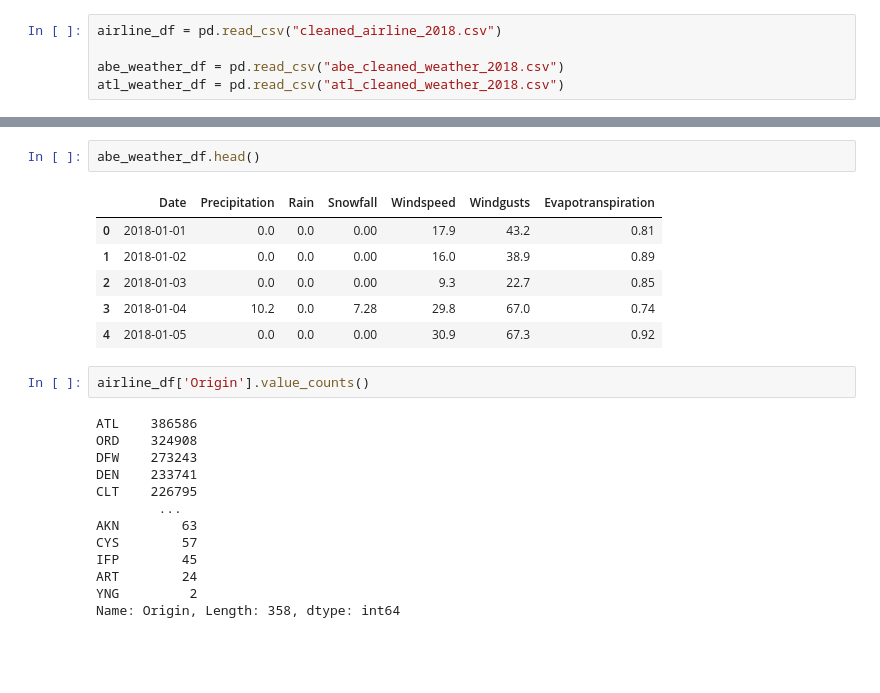
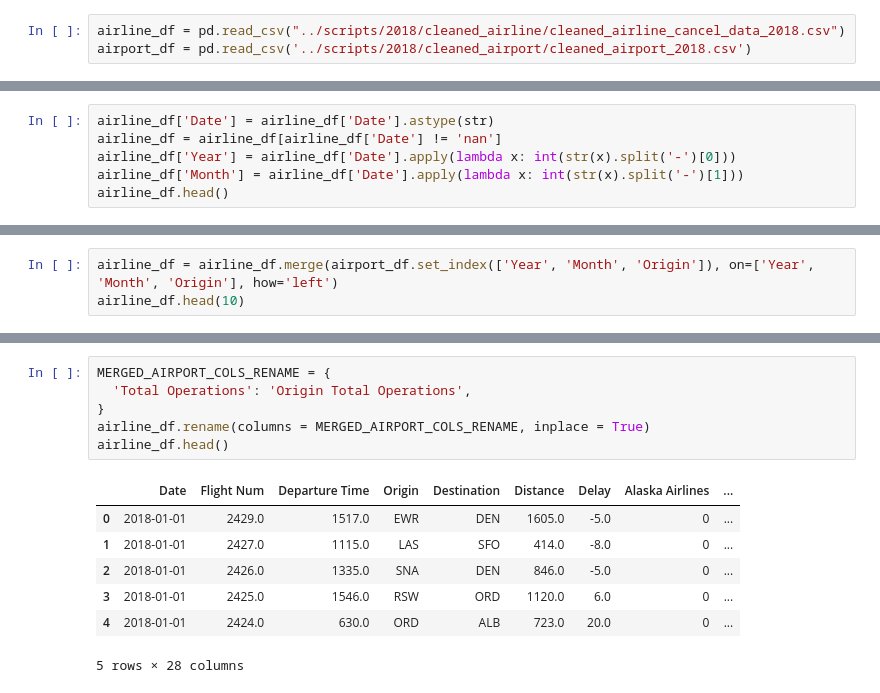
Before and after one commit to theianchia/predicting-flight-delays, a Jupyter notebook: eda/eda.ipynb, the cells around one changed output, grey strips where cells are left out. Cells and saved outputs as stored; diff of their text form; blank space fills up the shorter version.

```diff
--- a/eda/eda.ipynb
+++ b/eda/eda.ipynb
@@ -6,8 +12,6 @@ from sklearn.preprocessing import StandardScaler
 # %%
-airline_df = pd.read_csv("cleaned_airline_2018.csv")
-
-abe_weather_df = pd.read_csv("abe_cleaned_weather_2018.csv")
-atl_weather_df = pd.read_csv("atl_cleaned_weather_2018.csv")
+airline_df = pd.read_csv("../scripts/2018/cleaned_airline/cleaned_airline_cancel_data_2018.csv")
+airport_df = pd.read_csv('../scripts/2018/cleaned_airport/cleaned_airport_2018.csv')
 # %%
 airline_df.head()
 # %% [output]
@@ -20,0 +68,6 @@ airline_df.head()
+# %%
+airline_df['Date'] = airline_df['Date'].astype(str)
+airline_df = airline_df[airline_df['Date'] != 'nan']
+airline_df['Year'] = airline_df['Date'].apply(lambda x: int(str(x).split('-')[0]))
+airline_df['Month'] = airline_df['Date'].apply(lambda x: int(str(x).split('-')[1]))
+airline_df.head()
@@ -20,0 +82,3 @@ airline_df.head()
+# %%
+airline_df = airline_df.merge(airport_df.set_index(['Year', 'Month', 'Origin']), on=['Year', 'Month', 'Origin'], how='left')
+airline_df.head(10)
@@ -21,24 +98,14 @@ airline_df.head()
 # %%
-abe_weather_df.head()
+MERGED_AIRPORT_COLS_RENAME = {
+  'Total Operations': 'Origin Total Operations',
+}
+airline_df.rename(columns = MERGED_AIRPORT_COLS_RENAME, inplace = True)
+airline_df.head()
 # %% [output]
-|  | Date | Precipitation | Rain | Snowfall | Windspeed | Windgusts | Evapotranspiration |
-| 0 | 2018-01-01 | 0.0 | 0.0 | 0.00 | 17.9 | 43.2 | 0.81 |
-| 1 | 2018-01-02 | 0.0 | 0.0 | 0.00 | 16.0 | 38.9 | 0.89 |
-| 2 | 2018-01-03 | 0.0 | 0.0 | 0.00 | 9.3 | 22.7 | 0.85 |
-| 3 | 2018-01-04 | 10.2 | 0.0 | 7.28 | 29.8 | 67.0 | 0.74 |
-| 4 | 2018-01-05 | 0.0 | 0.0 | 0.00 | 30.9 | 67.3 | 0.92 |
+|  | Date | Flight Num | Departure Time | Origin | Destination | Distance | Delay | Alaska Airlines | ... |
+| 0 | 2018-01-01 | 2429.0 | 1517.0 | EWR | DEN | 1605.0 | -5.0 | 0 | ... |
+| 1 | 2018-01-01 | 2427.0 | 1115.0 | LAS | SFO | 414.0 | -8.0 | 0 | ... |
+| 2 | 2018-01-01 | 2426.0 | 1335.0 | SNA | DEN | 846.0 | -5.0 | 0 | ... |
+| 3 | 2018-01-01 | 2425.0 | 1546.0 | RSW | ORD | 1120.0 | 6.0 | 0 | ... |
+| 4 | 2018-01-01 | 2424.0 | 630.0 | ORD | ALB | 723.0 | 20.0 | 0 | ... |
+5 rows × 28 columns
-# %%
-airline_df['Origin'].value_counts()
-# %% [output]
-ATL    386586
-ORD    324908
-DFW    273243
-DEN    233741
-CLT    226795
-        ...
-AKN        63
-CYS        57
-IFP        45
-ART        24
-YNG         2
-Name: Origin, Length: 358, dtype: int64
```
Also changed, not shown: parts of 30 cells of this notebook, 1 other file.
